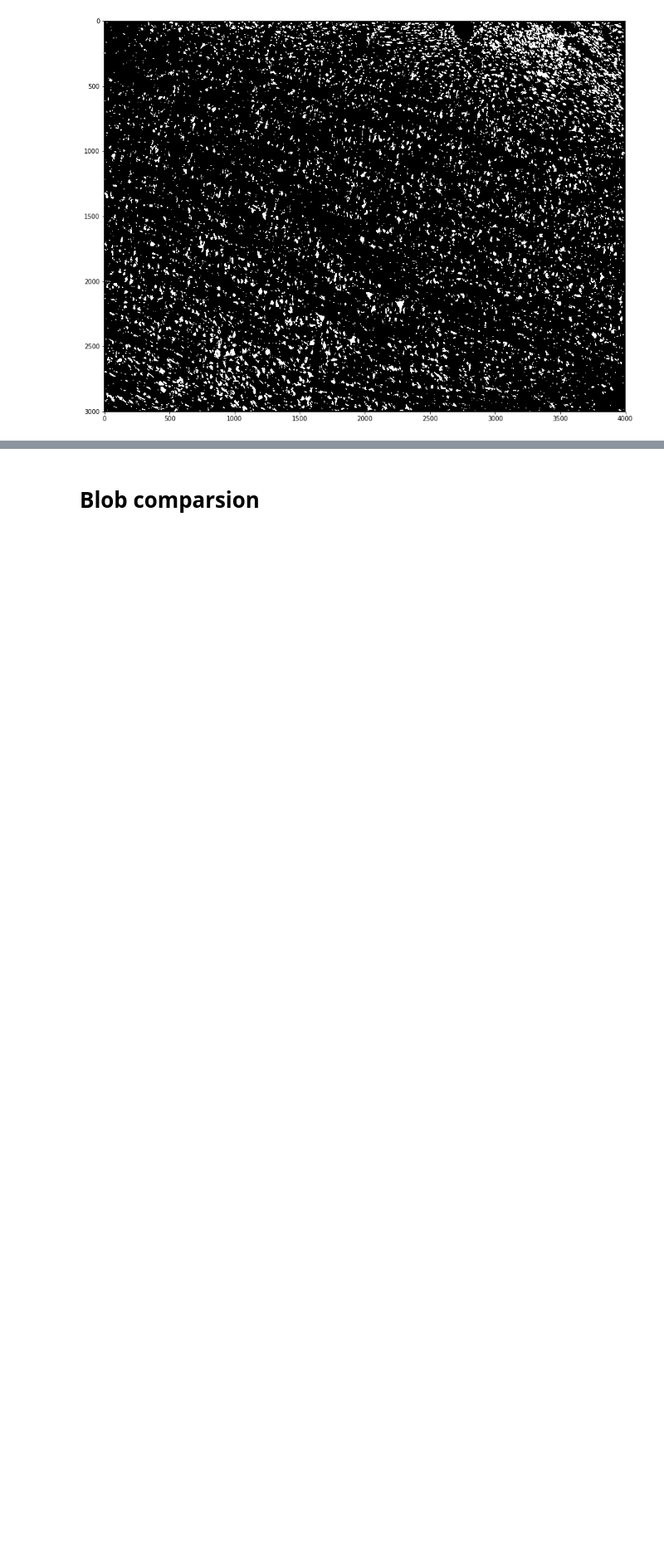
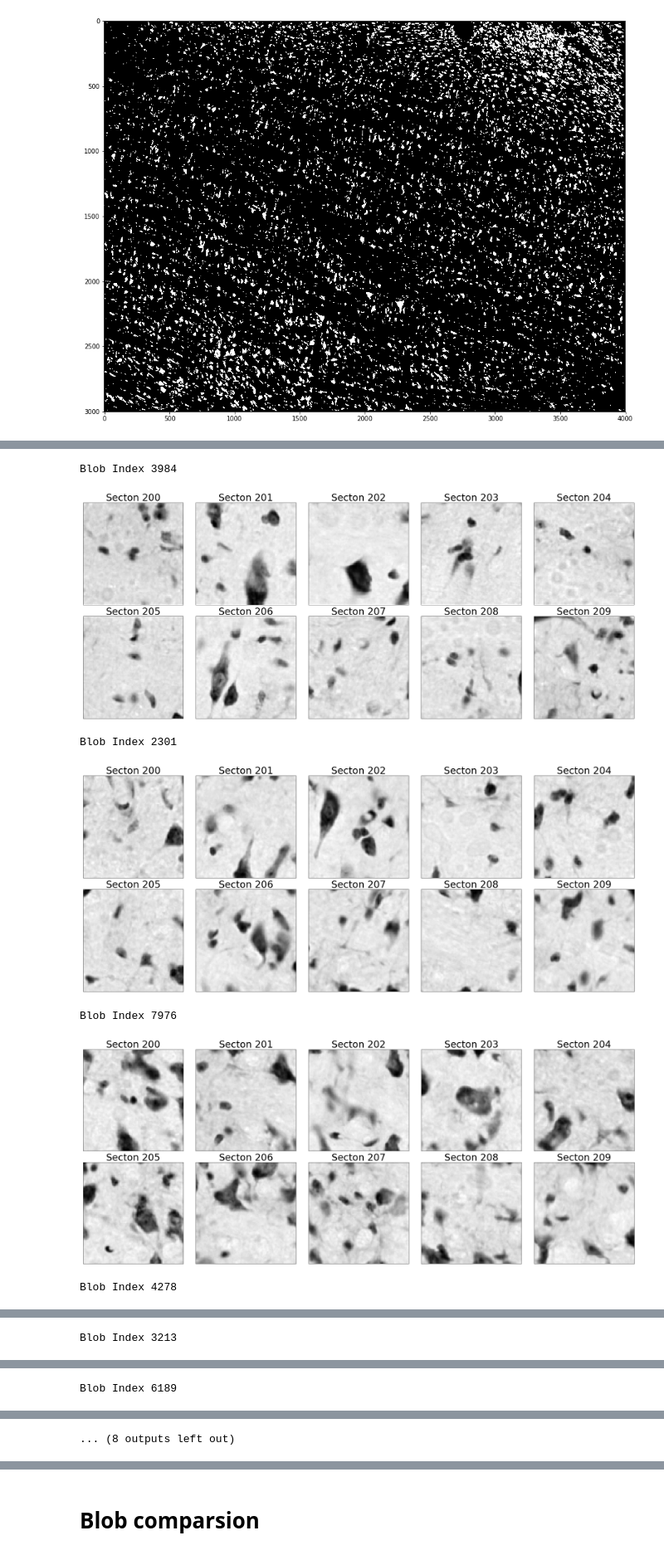
Before and after one commit to xiangjiph/MouseBrainAtlas, a Jupyter notebook: XJ/blob_detection.ipynb, the cells around one changed output, grey strips where cells are left out. Shown at 83% size. Saved outputs shown, nothing was run; the diff lists cells and outputs as text; code cells hidden in the pictures; blank space fills up the shorter version.

```diff
--- a/XJ/blob_detection.ipynb
+++ b/XJ/blob_detection.ipynb
@@ -226,12 +235,3 @@ tempR1_idx_loc = temp_curr_blob_props['centroid']
 tempR1_orientation = temp_curr_blob_props['orientation']
 tempR1_hu = temp_curr_blob_props['moments_hu']
 tempR1_size = temp_curr_blob_props['area']
-# %%
-option_vis_blob_margin = 50
-for tempBlobIndex in np.random.choice(range(n_blobs),10):
-    display_images_in_grids([fun_crop_images(im_rescale[secIndex],*im_blob_prop[sec][tempBlobIndex]['bbox'],margin=option_vis_blob_margin),
-                             fun_crop_images(im_rescale[secIndex+1],*im_blob_prop[sec][tempBlobIndex]['bbox'],margin=option_vis_blob_margin),
-                             fun_crop_images(im_rescale[secIndex+2],*im_blob_prop[sec][tempBlobIndex]['bbox'],margin=option_vis_blob_margin),
-                            fun_crop_images(im_rescale[secIndex+3],*im_blob_prop[sec][tempBlobIndex]['bbox'],margin=option_vis_blob_margin),
-                            fun_crop_images(im_rescale[secIndex+4],*im_blob_prop[sec][tempBlobIndex]['bbox'],margin=option_vis_blob_margin)],
-                            nc=5,cmap=plt.cm.gray)
@@ -248,0 +238,18 @@ for tempBlobIndex in np.random.choice(range(n_blobs),10):
+# %%
+# Visualize consecutive patch
+option_vis_blob_margin = 50
+sec = 200
+for tempBlobIndex in np.random.choice(range(n_blobs),10):
+    print('Blob Index %d' % tempBlobIndex)
+    display_images_in_grids([fun_crop_images(im_rescale[tempSecIndex],*im_blob_prop[sec][tempBlobIndex]['bbox'],margin=option_vis_blob_margin)
+                             for tempSecIndex in range(n_images)],
+                            titles=['Secton %d' % tempSec for tempSec in secIndexList],
+                            nc=5,cmap=plt.cm.gray)
+# %% [output]
+Blob Index 3984
+[figure, added]
+Blob Index 2301
+[figure, added]
+Blob Index 7976
+[figure, added]
+Blob Index 4278
@@ -248,0 +257 @@ for tempBlobIndex in np.random.choice(range(n_blobs),10):
+Blob Index 3213
@@ -248,0 +259 @@ for tempBlobIndex in np.random.choice(range(n_blobs),10):
+Blob Index 6189
@@ -249,3 +261,4 @@ for tempBlobIndex in np.random.choice(range(n_blobs),10):
+... (8 outputs left out)
 # %% [markdown]
 ### Conclusion:
 1. In terms of individual cells, it's hard to find cells similar with its in the next section. Similarity might shows up in a larger scale: the spatial organization of the neurons, some statistical properties of the neurons.
```
Also changed, not shown: parts of 15 cells of this notebook, 1 other file.
